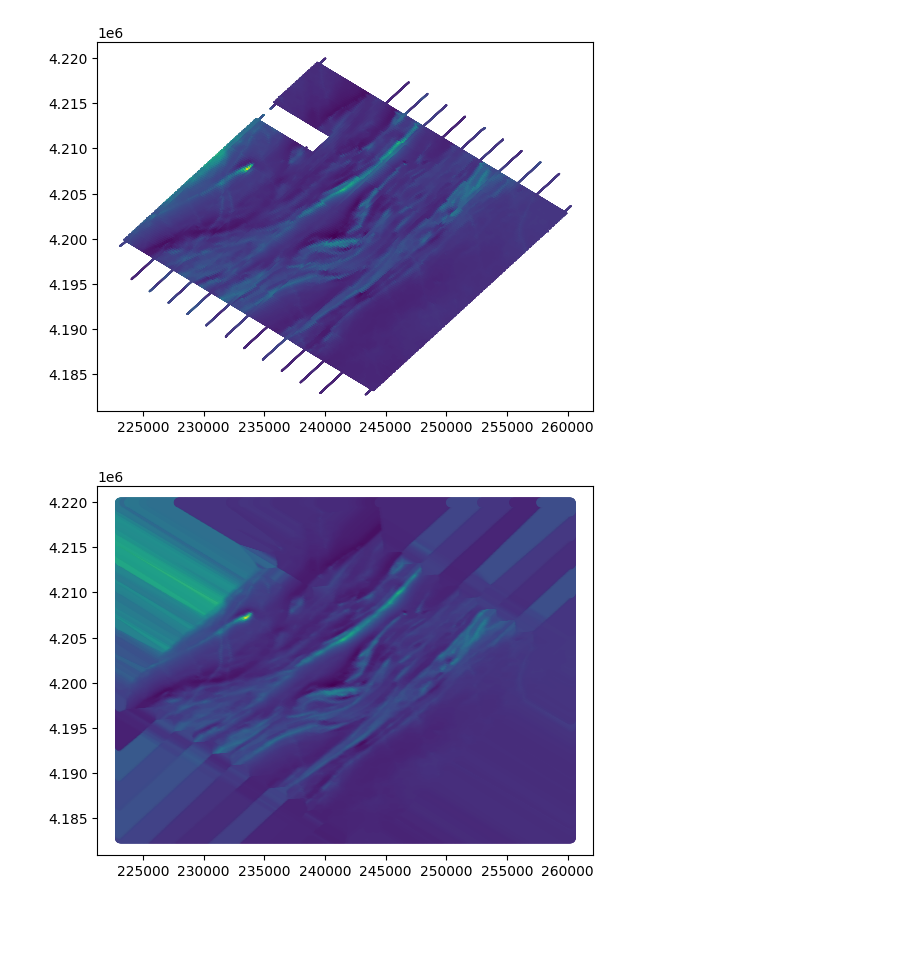
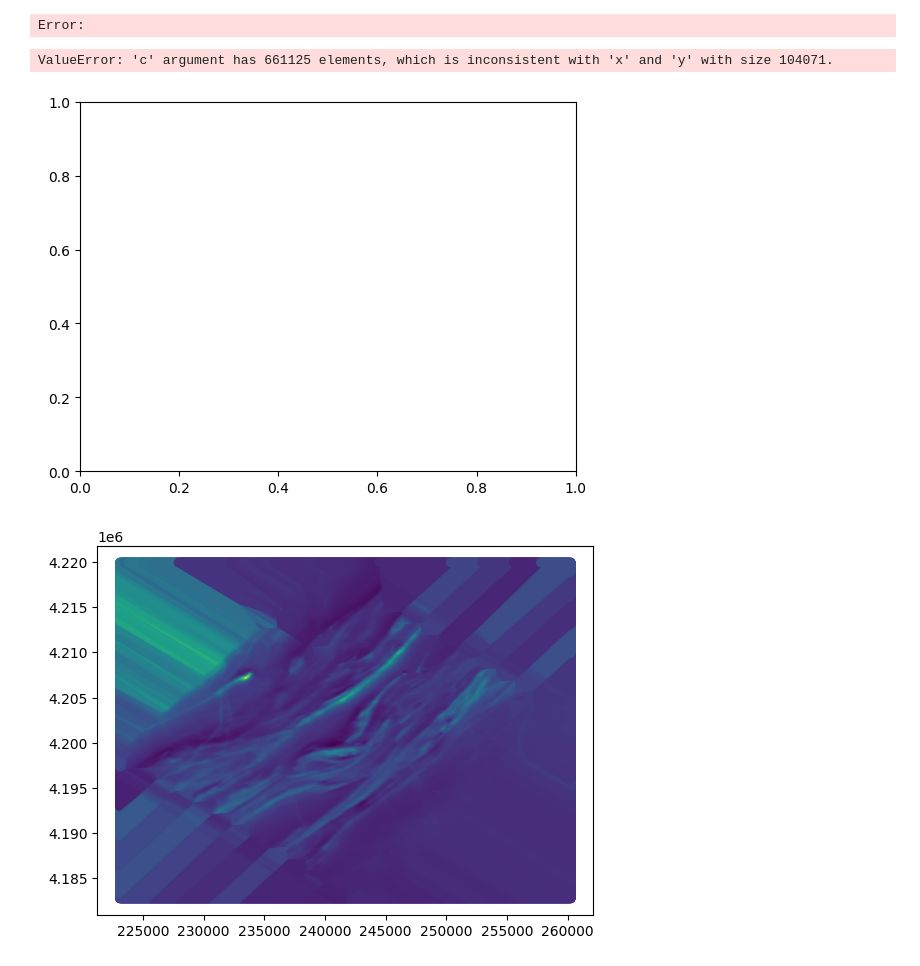
Before and after one commit to ericdoubleyou/GEOE446_MachineLearning_Capstone, a Jupyter notebook: overlayAttempt.ipynb, the cells around one changed output. Drawn from its saved outputs; the diff is of its cells as text; code cells hidden in the pictures; blank space fills up the shorter version.

```diff
--- a/overlayAttempt.ipynb
+++ b/overlayAttempt.ipynb
@@ -10,11 +10,23 @@ import patchify
 from patchify import patchify
 import tkinter as tk
 import tkinter.filedialog as fd
+# %%
+dataz = []
+for file in filez:
+    data = pd.read_csv(file)
+    data = data.iloc[:,1:]
+    data.columns = ["X","Y","Val"]
+    data.iloc[:,2] = ((data.Val - data.Val.min() )/ (data.Val.max()-data.Val.min()))
+    #new_data = data[(data['X']>(data.X.min()+data.X.std())) & (data["X"]<(data.X.median()))]
+    dataz.append(data)
+# %% [output]
+Error:
 # %%
 root = tk.Tk()
 filez = fd.askopenfilenames(parent=root, title='Choose a file')
 # %%
-plt.scatter(dataz[1].X, dataz[1].Y, s = 0.1, c = dataz[1].Val)
+plt.scatter(dataz[0].X, dataz[0].Y, s = 0.1, c = dataz[1].Val)
 plt.show()
 # %% [output]
+ValueError: 'c' argument has 661125 elements, which is inconsistent with 'x' and 'y' with size 104071.
-[figure, old version]
+[figure, new version]
```
Also changed, not shown: parts of 1 cell of this notebook, 2 other files.
